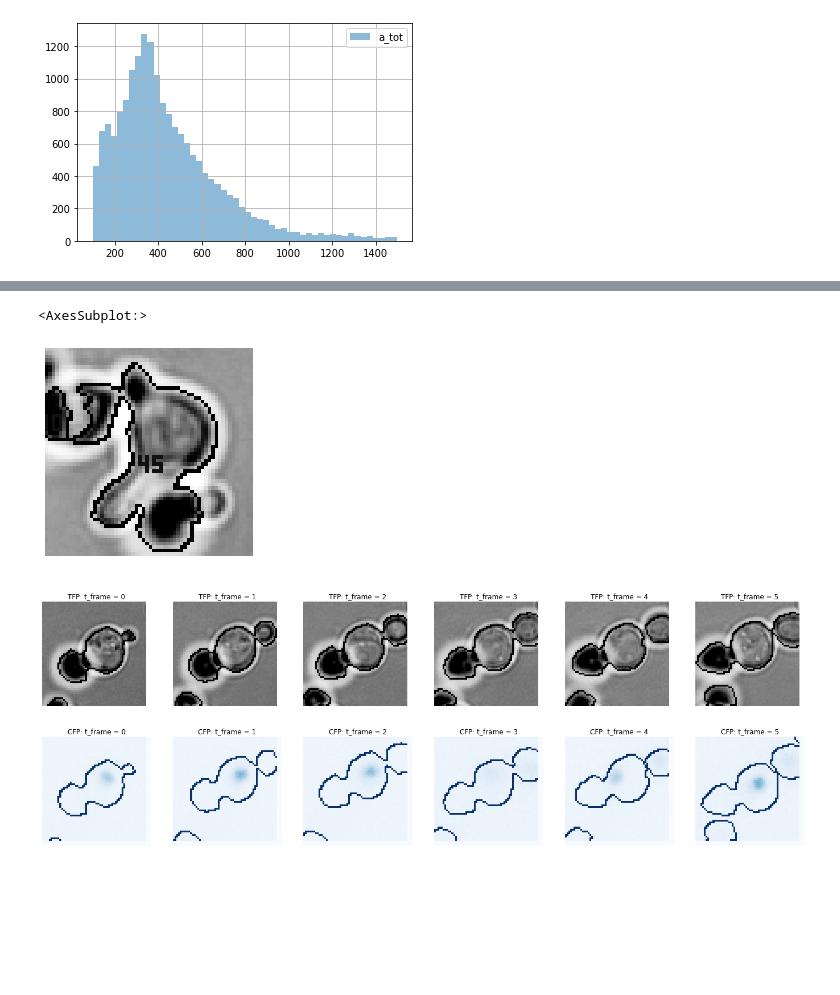
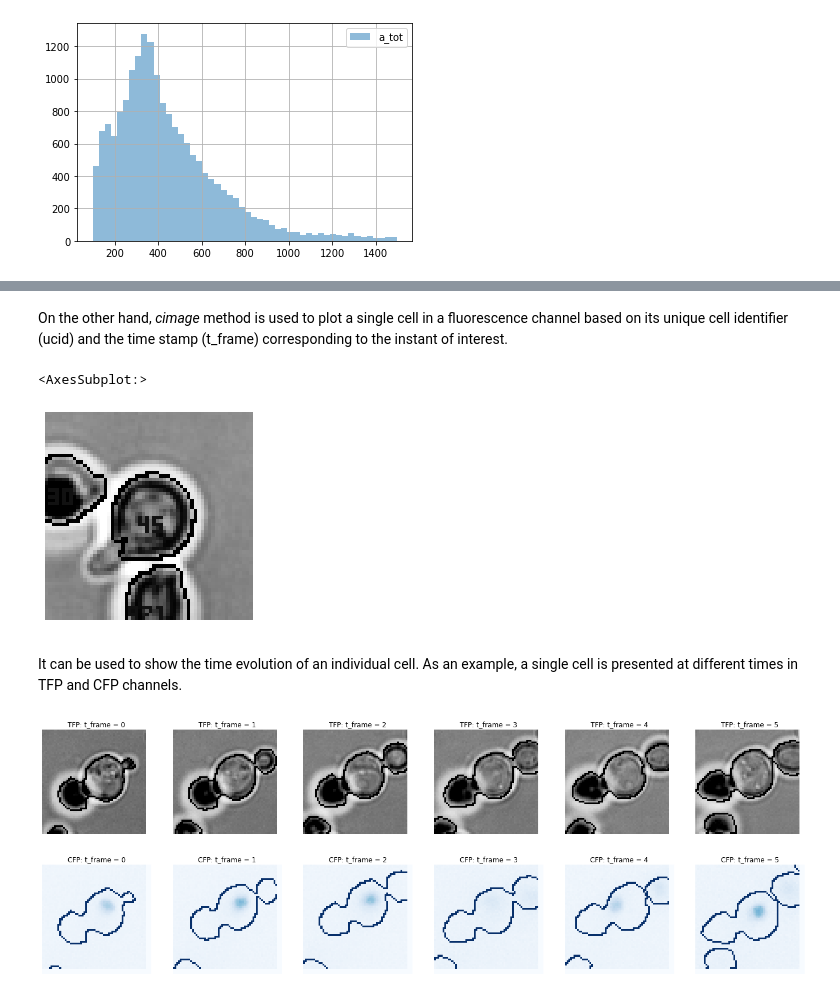
Before and after one commit to pyCellID/pyCellID, a Jupyter notebook: docs/source/notes/example.ipynb, the cells around one changed output, grey strips where cells are left out. Saved outputs shown, nothing was run; the diff lists cells and outputs as text; code cells hidden in the pictures; blank space fills up the shorter version.

Commit message:
examples for documentation

```diff
--- a/docs/source/notes/example.ipynb
+++ b/docs/source/notes/example.ipynb
@@ -10,5 +17,5 @@ base_dir = os.path.join(".","samples_cellid")
 data_dir = os.path.join(base_dir,"pydata","df.csv")
 data = pd.read_csv(data_dir)
 # %%
-cells = ld.CellData(base_dir,data)
+cells = ld.CellData(path=base_dir,df=data)
 # %% [markdown]
@@ -149,10 +163,15 @@ ploter.cells_image({"n":20,"criteria":{"maj_axis":[30,40]}})
+# %% [markdown]
+On the other hand, *cimage* method is used to plot a single cell in a fluorescence channel based on its unique cell identifier (ucid) and the time stamp (t_frame) corresponding to the instant of interest.
 # %%
-indentifier = { "channel":"BF", "ucid":100000000045, "t_frame":11}
+indentifier = { "channel":"BF", "ucid":100000000045, "t_frame":5}
 box_img_kws = {"radius":30}
 ploter.cimage( indentifier,box_img_kws = box_img_kws)
 # %% [output]
 <AxesSubplot:>
-[figure, old version]
+[figure, new version]
+# %% [markdown]
+It can be used to show the time evolution of an individual cell.
+As an example, a single cell is presented at different times in TFP and CFP channels.
 # %%
 ucid = 100000000047
 box_img_kws = {"radius":30}
```
Also changed, not shown: parts of 32 cells of this notebook.
